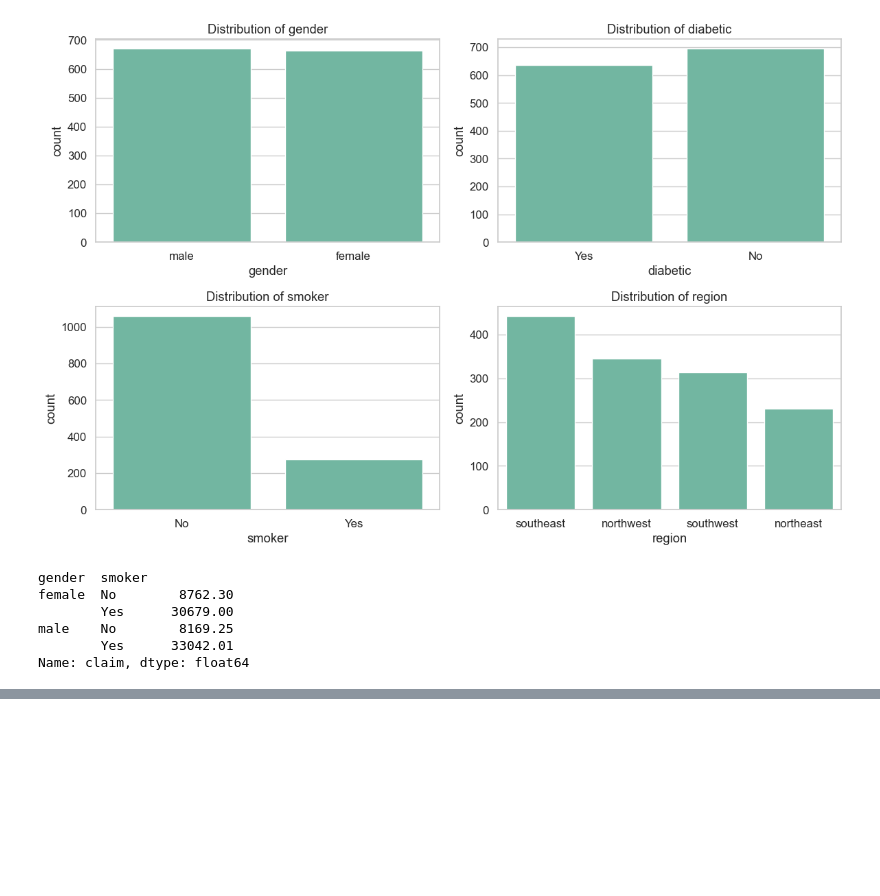
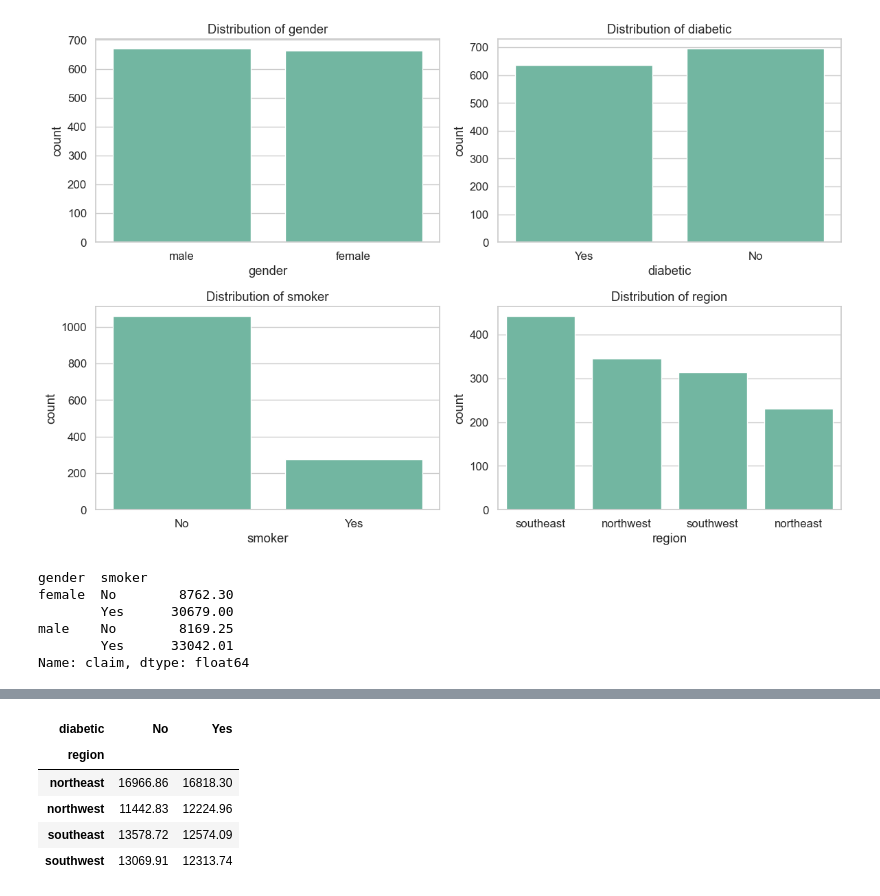
Before and after one commit to chirraaggggg/Medical-Insurance-Cost-Prediction-Using-ML, a Jupyter notebook: model_analysis.ipynb, the cells around one changed output, grey strips where cells are left out. Saved outputs shown, nothing was run; the diff lists cells and outputs as text; code cells hidden in the pictures; blank space fills up the shorter version.

```diff
--- a/model_analysis.ipynb
+++ b/model_analysis.ipynb
@@ -226,0 +233,9 @@ sns.barplot(data = df,x = "gender", y ="claim", hue = "smoker", estimator = "mea
+# %%
+pivot_region_diabetic
+# %% [output]
+| diabetic | No | Yes |
+| region |  |  |
+| northeast | 16966.86 | 16818.30 |
+| northwest | 11442.83 | 12224.96 |
+| southeast | 13578.72 | 12574.09 |
+| southwest | 13069.91 | 12313.74 |
```
Also changed, not shown: parts of 5 cells of this notebook.
